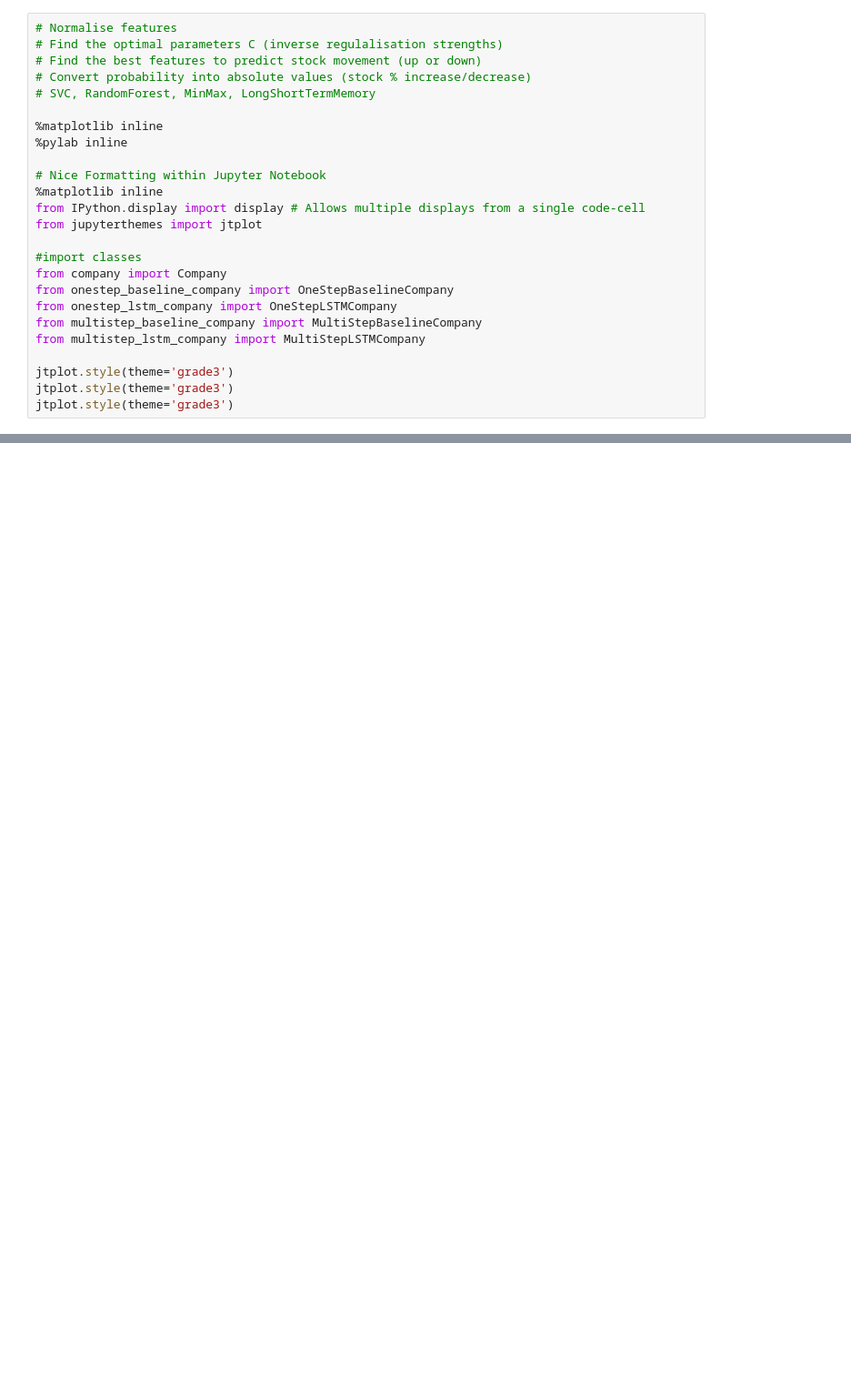
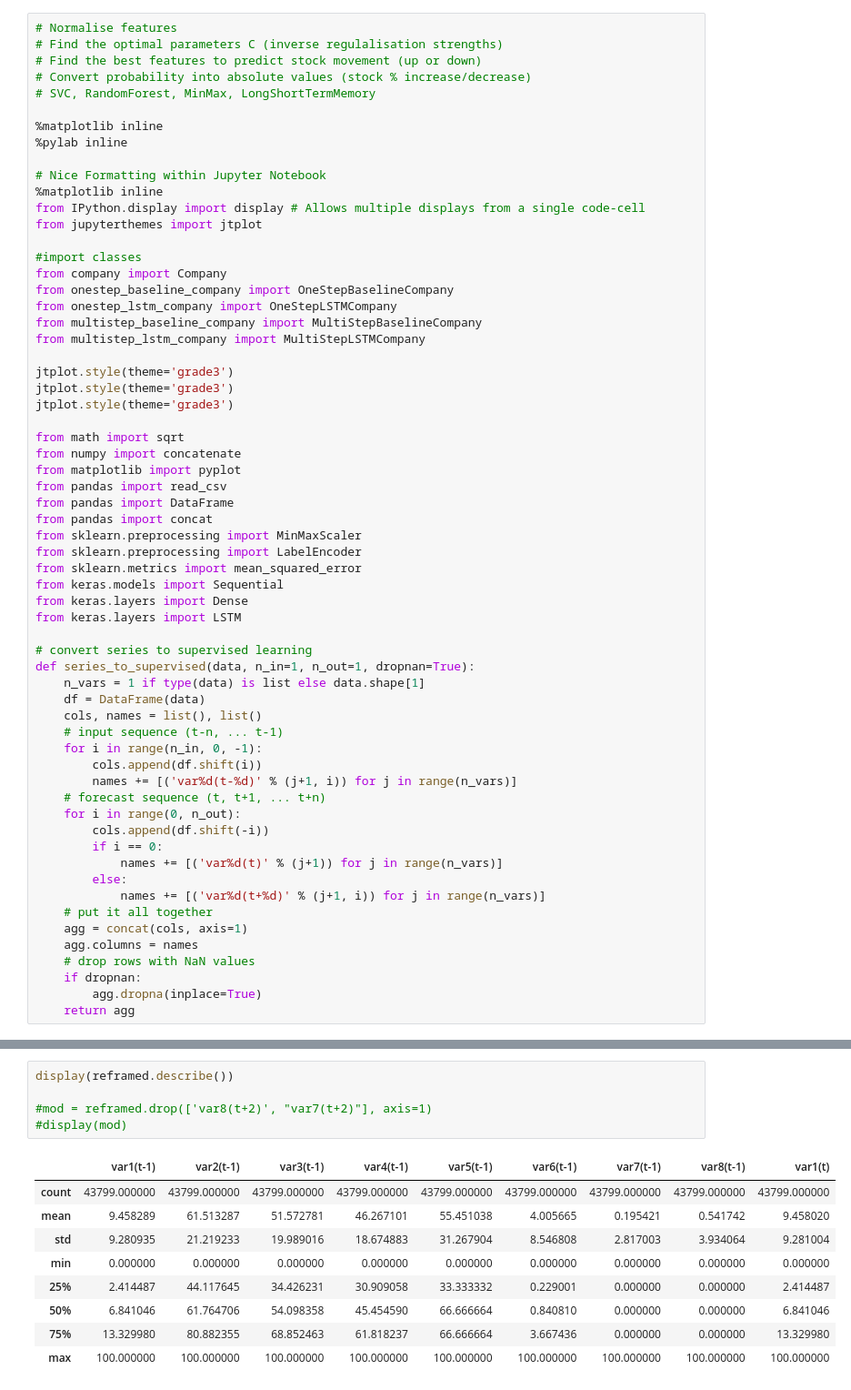
Before and after one commit to FinnZC/Stock-AI, a Jupyter notebook: code/Building multivariate.ipynb, the cells around one changed output, grey strips where cells are left out. Shown at 91% size. Saved outputs shown, nothing was run; the diff lists cells and outputs as text; blank space fills up the shorter version.

```diff
--- a/code/Building multivariate.ipynb
+++ b/code/Building multivariate.ipynb
@@ -23,5 +23,42 @@ from multistep_lstm_company import MultiStepLSTMCompany
 jtplot.style(theme='grade3')
 jtplot.style(theme='grade3')
 jtplot.style(theme='grade3')
+
+from math import sqrt
+from numpy import concatenate
+from matplotlib import pyplot
+from pandas import read_csv
+from pandas import DataFrame
+from pandas import concat
+from sklearn.preprocessing import MinMaxScaler
+from sklearn.preprocessing import LabelEncoder
+from sklearn.metrics import mean_squared_error
+from keras.models import Sequential
+from keras.layers import Dense
+from keras.layers import LSTM
+
+# convert series to supervised learning
+def series_to_supervised(data, n_in=1, n_out=1, dropnan=True):
+	n_vars = 1 if type(data) is list else data.shape[1]
+	df = DataFrame(data)
+	cols, names = list(), list()
+	# input sequence (t-n, ... t-1)
+	for i in range(n_in, 0, -1):
+		cols.append(df.shift(i))
+		names += [('var%d(t-%d)' % (j+1, i)) for j in range(n_vars)]
+	# forecast sequence (t, t+1, ... t+n)
+	for i in range(0, n_out):
+		cols.append(df.shift(-i))
+		if i == 0:
+			names += [('var%d(t)' % (j+1)) for j in range(n_vars)]
+		else:
+			names += [('var%d(t+%d)' % (j+1, i)) for j in range(n_vars)]
+	# put it all together
+	agg = concat(cols, axis=1)
+	agg.columns = names
+	# drop rows with NaN values
+	if dropnan:
+		agg.dropna(inplace=True)
+	return agg
 # %% [output]
 Populating the interactive namespace from numpy and matplotlib
@@ -180,0 +181,15 @@ Test RMSE: 26.426
+# %%
+display(reframed.describe())
+
+#mod = reframed.drop(['var8(t+2)', "var7(t+2)"], axis=1)
+#display(mod)
+# %% [output]
+|  | var1(t-1) | var2(t-1) | var3(t-1) | var4(t-1) | var5(t-1) | var6(t-1) | var7(t-1) | var8(t-1) | var1(t) |
+| count | 43799.000000 | 43799.000000 | 43799.000000 | 43799.000000 | 43799.000000 | 43799.000000 | 43799.000000 | 43799.000000 | 43799.000000 |
+| mean | 9.458289 | 61.513287 | 51.572781 | 46.267101 | 55.451038 | 4.005665 | 0.195421 | 0.541742 | 9.458020 |
+| std | 9.280935 | 21.219233 | 19.989016 | 18.674883 | 31.267904 | 8.546808 | 2.817003 | 3.934064 | 9.281004 |
+| min | 0.000000 | 0.000000 | 0.000000 | 0.000000 | 0.000000 | 0.000000 | 0.000000 | 0.000000 | 0.000000 |
+| 25% | 2.414487 | 44.117645 | 34.426231 | 30.909058 | 33.333332 | 0.229001 | 0.000000 | 0.000000 | 2.414487 |
+| 50% | 6.841046 | 61.764706 | 54.098358 | 45.454590 | 66.666664 | 0.840810 | 0.000000 | 0.000000 | 6.841046 |
+| 75% | 13.329980 | 80.882355 | 68.852463 | 61.818237 | 66.666664 | 3.667436 | 0.000000 | 0.000000 | 13.329980 |
+| max | 100.000000 | 100.000000 | 100.000000 | 100.000000 | 100.000000 | 100.000000 | 100.000000 | 100.000000 | 100.000000 |
```
Also changed, not shown: parts of 3 cells of this notebook, 5 other files.
